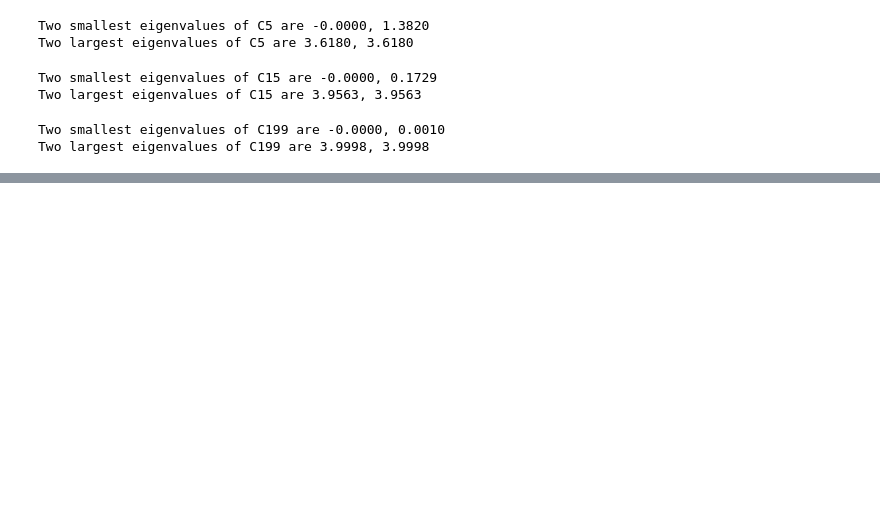
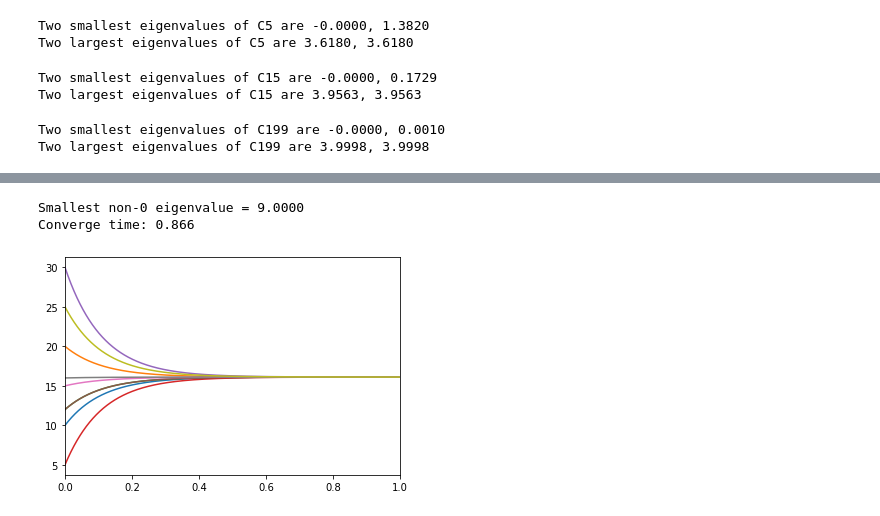
Before and after one commit to Sutopia/SRSeries2, a Jupyter notebook: getLaplacian.ipynb, the cells around one changed output, grey strips where cells are left out. Saved outputs shown, nothing was run; the diff lists cells and outputs as text; code cells hidden in the pictures; blank space fills up the shorter version.

```diff
--- a/getLaplacian.ipynb
+++ b/getLaplacian.ipynb
@@ -63,0 +163,24 @@ Two largest eigenvalues of C199 are 3.9998, 3.9998
+# %%
+Graph = [[0,0] for i in range(36)]
+k = 0
+for i in range(9):
+    for j in range(i):
+        Graph[k] = [i,j]
+        k += 1
+Laplacian = get_laplacian(Graph, 9, False)
+print('Smallest non-0 eigenvalue = %.4f'%numpy.sort(eigvals(Laplacian))[1])
+
+timelog, statelog = simulate_consensus(x_0, 1, Laplacian,)
+
+# %matplotlib inline
+plt.clf()
+for i in range(len(x_0)):
+    plt.plot(timelog, statelog[i])
+plt.xlim(0,1)
+plt.show
+
+print('Converge time: %.3f'%time_of_consensus(timelog, statelog, 0.01))
+# %% [output]
+Smallest non-0 eigenvalue = 9.0000
+Converge time: 0.866
+[figure, added]
```
Also changed, not shown: parts of 7 cells of this notebook.
